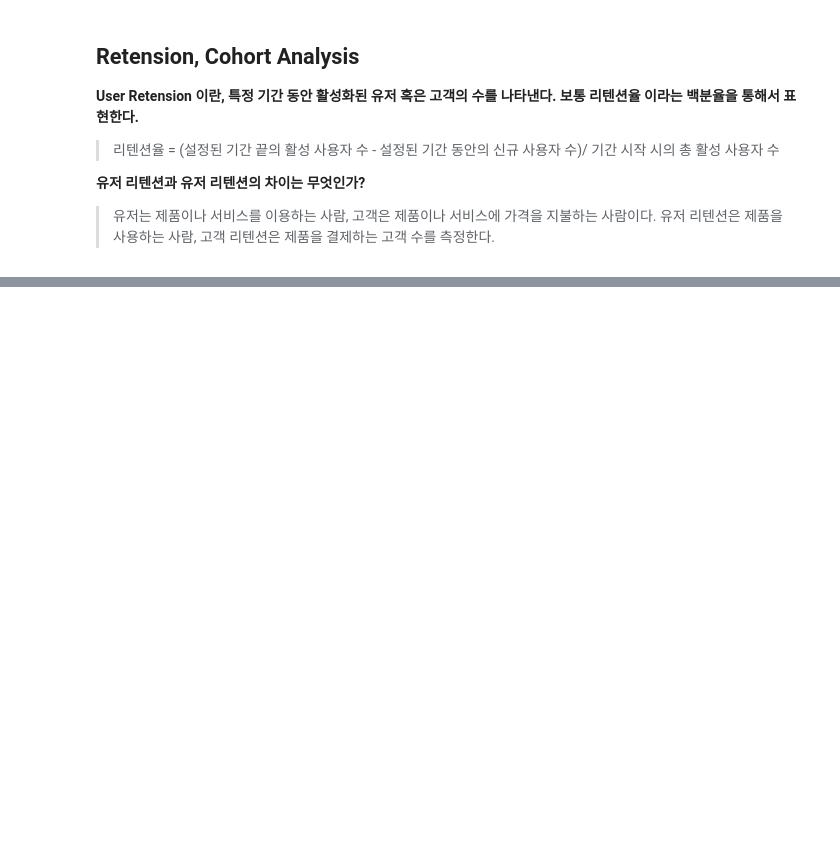
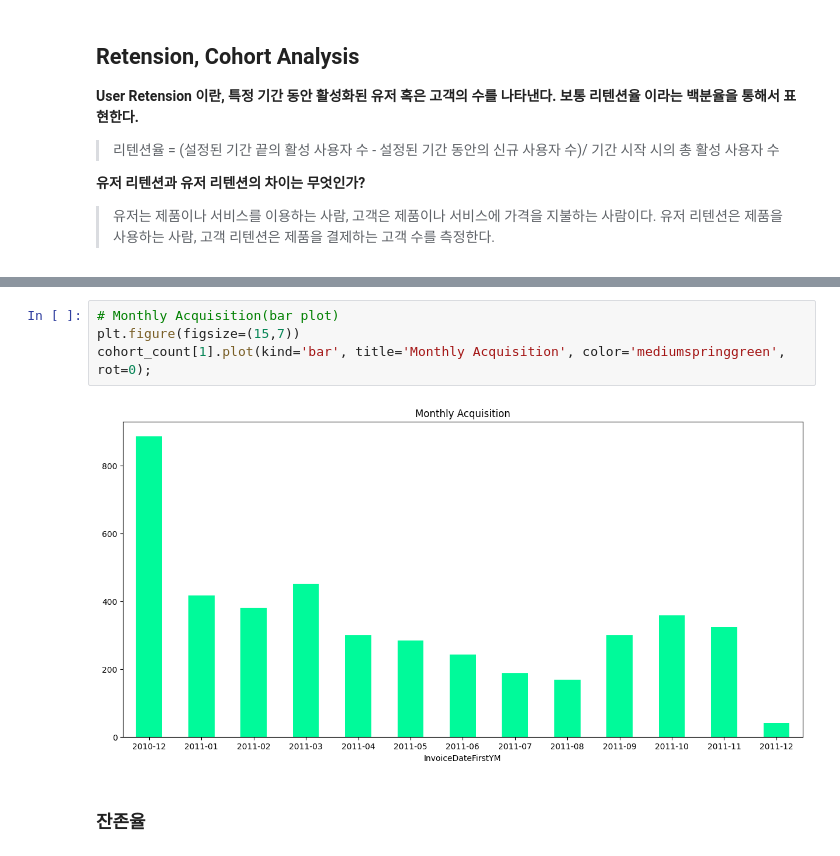
Before and after one commit to JINDOT/Data_Analysis_, a Jupyter notebook: Online_Retail.ipynb, the cells around one changed output, grey strips where cells are left out. Drawn from its saved outputs; the diff is of its cells as text; blank space fills up the shorter version.

```diff
--- a/Online_Retail.ipynb
+++ b/Online_Retail.ipynb
@@ -1100,0 +1304,8 @@ df_valid.groupby('InvoiceYM').agg ({'InvoiceNo':'count', 'StockCode':'nunique','
+# %%
+# Monthly Acquisition(bar plot)
+plt.figure(figsize=(15,7))
+cohort_count[1].plot(kind='bar', title='Monthly Acquisition', color='mediumspringgreen', rot=0);
+# %% [output]
+[figure, added]
+# %% [markdown]
+### 잔존율
```
Also changed, not shown: parts of 33 cells of this notebook.
